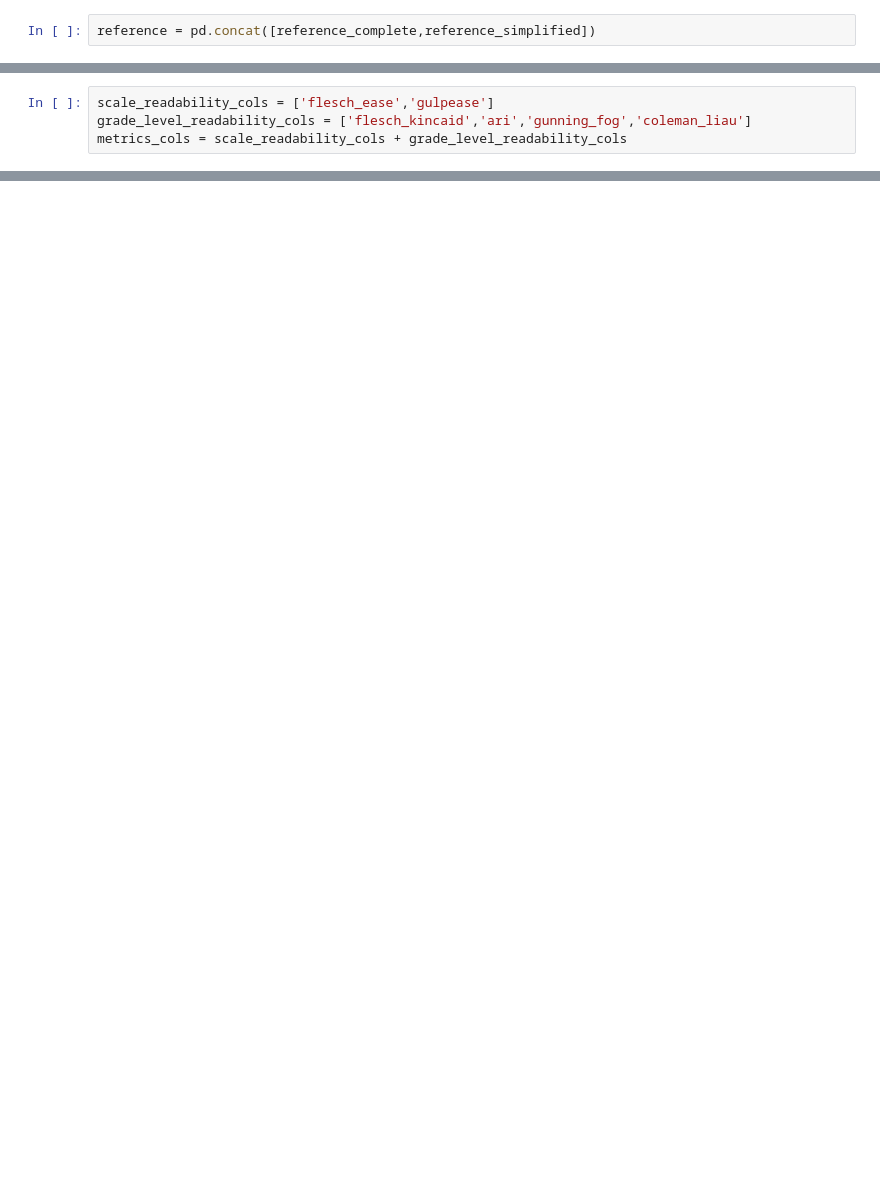
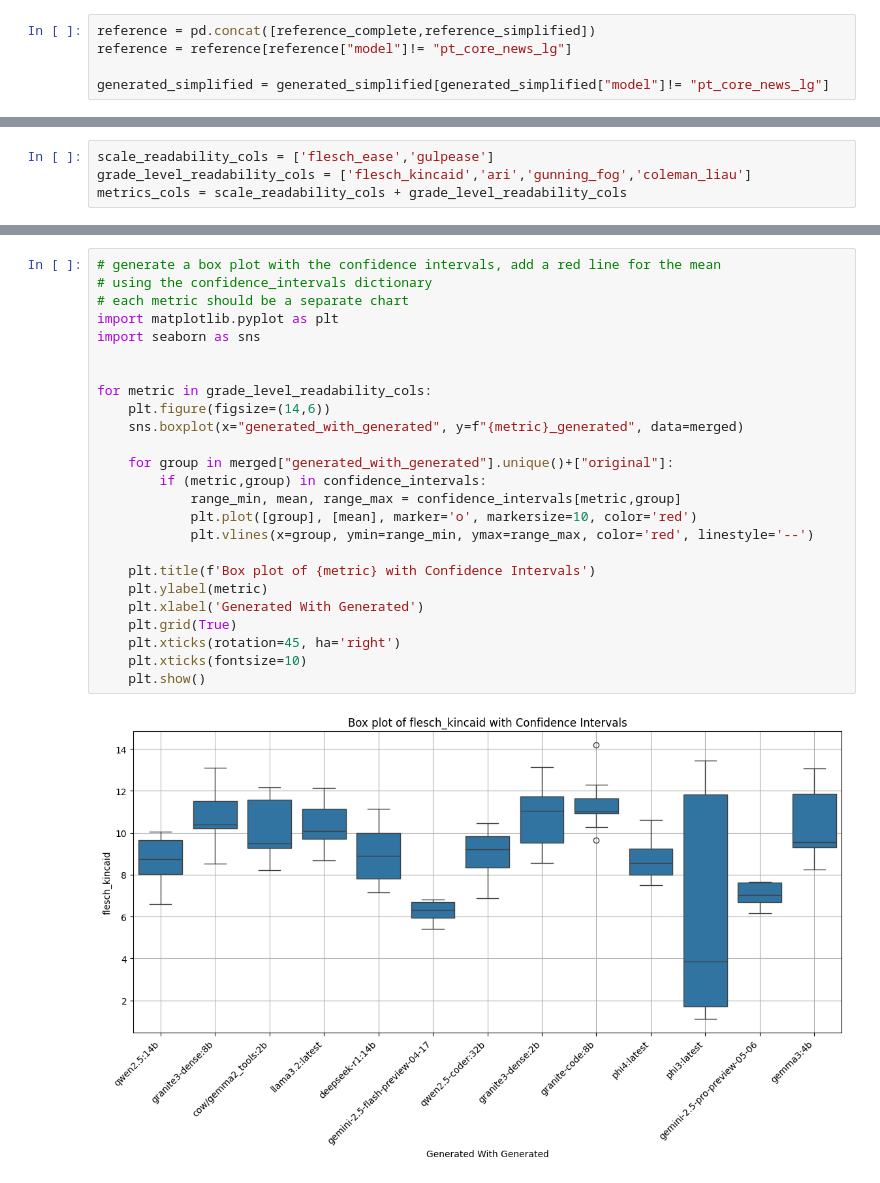
Before and after one commit to Joao-Pedro-P-Holanda/text-simplification, a Jupyter notebook: comparsion-indexes.ipynb, the cells around one changed output, grey strips where cells are left out. Drawn from its saved outputs; the diff is of its cells as text; blank space fills up the shorter version.

Commit message:
Add confidence interval evaluation notebooks

```diff
--- a/comparsion-indexes.ipynb
+++ b/comparsion-indexes.ipynb
@@ -13,3 +13,6 @@ reference_simplified  = pd.read_csv(base_folder / 'reference-simplified.csv')
 reference_complete = pd.read_csv(base_folder / 'reference-complete.csv')
 # %%
 reference = pd.concat([reference_complete,reference_simplified])
+reference = reference[reference["model"]!= "pt_core_news_lg"]
+
+generated_simplified = generated_simplified[generated_simplified["model"]!= "pt_core_news_lg"]
@@ -66,0 +109,27 @@ zscores.sort_values(by='zscore_mean',ascending=False)['zscore_mean'],minmaxes.so
+# %%
+# generate a box plot with the confidence intervals, add a red line for the mean
+# using the confidence_intervals dictionary
+# each metric should be a separate chart
+import matplotlib.pyplot as plt
+import seaborn as sns
+
+
+for metric in grade_level_readability_cols:
+    plt.figure(figsize=(14,6))
+    sns.boxplot(x="generated_with_generated", y=f"{metric}_generated", data=merged)
+
+    for group in merged["generated_with_generated"].unique()+["original"]:
+        if (metric,group) in confidence_intervals:
+            range_min, mean, range_max = confidence_intervals[metric,group]
+            plt.plot([group], [mean], marker='o', markersize=10, color='red')
+            plt.vlines(x=group, ymin=range_min, ymax=range_max, color='red', linestyle='--')
+
+    plt.title(f'Box plot of {metric} with Confidence Intervals')
+    plt.ylabel(metric)
+    plt.xlabel('Generated With Generated')
+    plt.grid(True)
+    plt.xticks(rotation=45, ha='right')
+    plt.xticks(fontsize=10)
+    plt.show()
+# %% [output]
+[figure, added]
```
Also changed, not shown: parts of 7 cells of this notebook, 1 other file.
